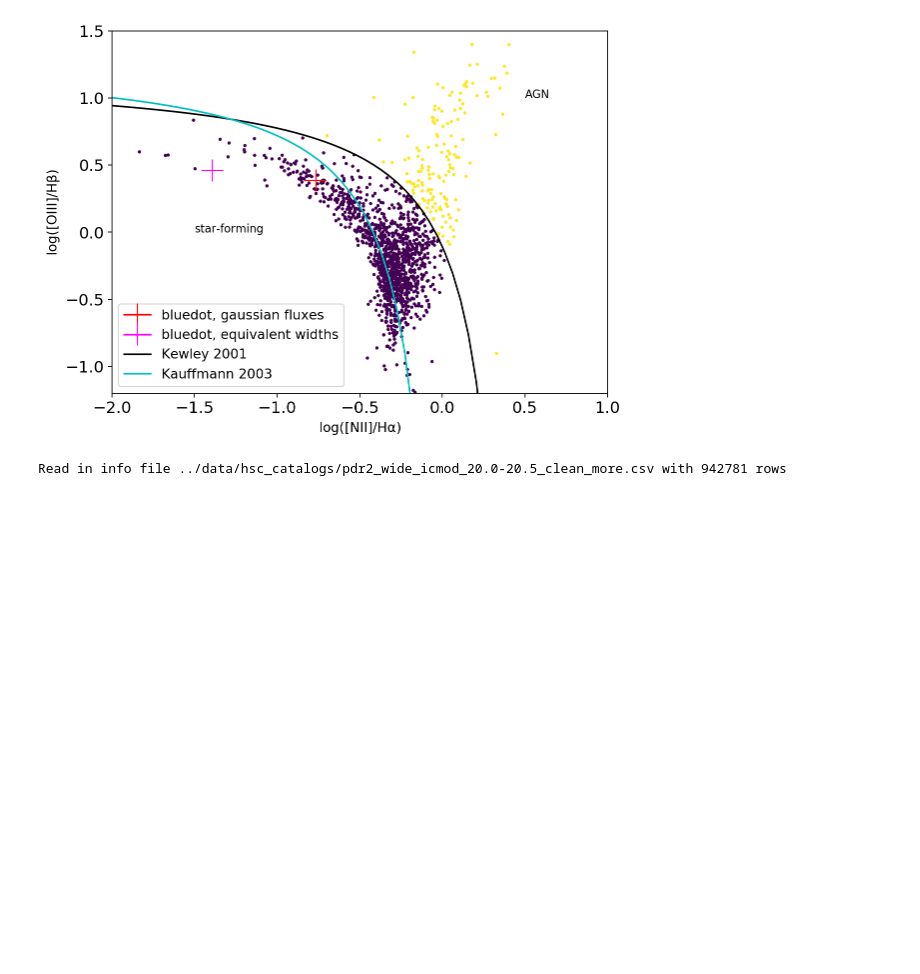
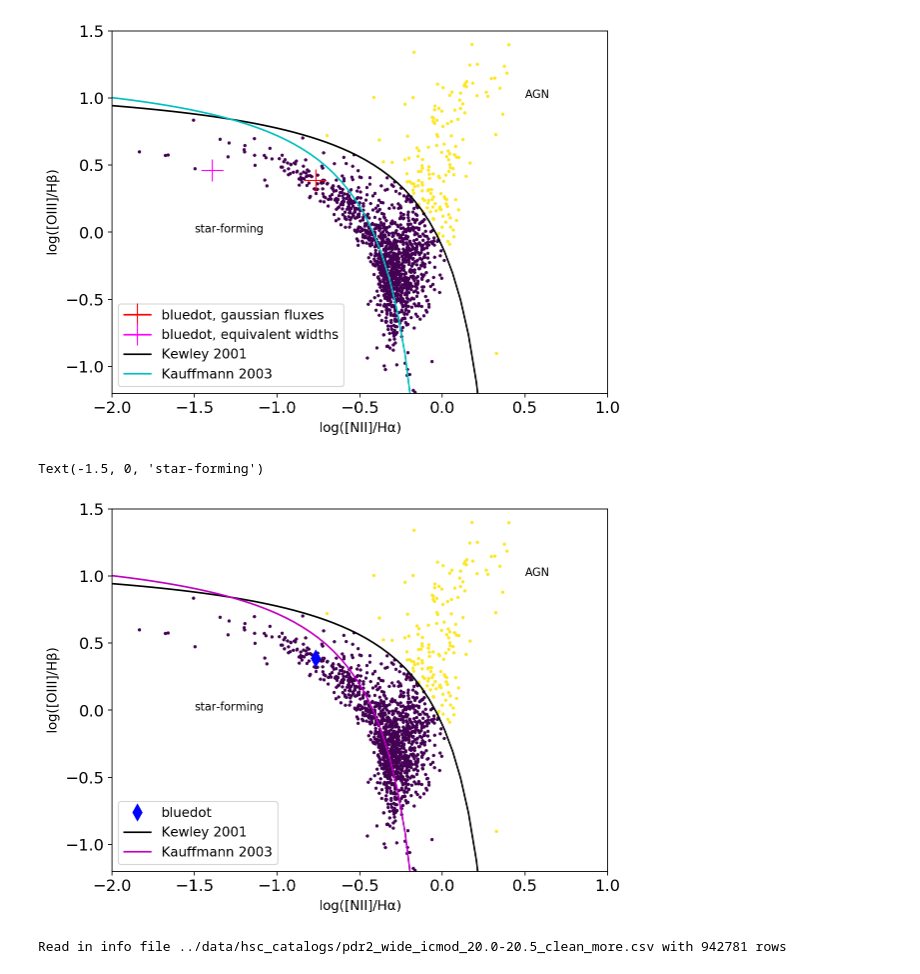
Before and after one commit to kstoreyf/anomalies-GAN-HSC, a Jupyter notebook: notebooks/bluedot.ipynb, the cells around one changed output. Cells and saved outputs as stored; diff of their text form; code cells hidden in the pictures; blank space fills up the shorter version.

```diff
--- a/notebooks/bluedot.ipynb
+++ b/notebooks/bluedot.ipynb
@@ -318,6 +364,46 @@ plt.text(-1.5, 0, "star-forming")
 # %% [output]
 Text(-1.5, 0, 'star-forming')
 [figure]
+# %%
+import numpy as np
+from matplotlib import pyplot as plt
+
+from astroML.datasets import fetch_sdss_corrected_spectra
+from astroML.datasets.tools.sdss_fits import log_OIII_Hb_NII
+
+plt.figure(figsize=(8,6))
+plt.plot(np.log10(flux_nII/flux_halpha),np.log10(flux_oIII/flux_hbeta), marker='d',
+         color='blue', markersize=10, ls='None', label='bluedot')
+#plt.plot(np.log10(ew_nII/ew_halpha),np.log10(ew_oIII/ew_hbeta), marker='+',
+#         color='magenta', markersize=20, label='bluedot, equivalent widths')
+
+data = fetch_sdss_corrected_spectra()
+
+i = np.where((data['lineindex_cln'] == 4) | (data['lineindex_cln'] == 5))
+
+plt.scatter(data['log_NII_Ha'][i], data['log_OIII_Hb'][i],
+            c=data['lineindex_cln'][i], s=9, lw=0)
+
+NII = np.linspace(-2.0, 0.35)
+plt.plot(NII, log_OIII_Hb_NII(NII), '-k', label='Kewley 2001')
+#plt.plot(NII, log_OIII_Hb_NII(NII, 0.1), '--k')
+#plt.plot(NII, log_OIII_Hb_NII(NII, -0.1), '--k')
+
+ka03 = 0.61/(NII-0.05) + 1.3
+idx = [i for i in range(len(NII)) if NII[i]<0 ]
+plt.plot(NII[idx], ka03[idx], '-m', label='Kauffmann 2003')
+
+plt.xlim(-2.0, 1.0)
+plt.ylim(-1.2, 1.5)
+plt.legend(loc='lower left', **{'fontsize': 12})
+
+plt.xlabel(r'$\mathrm{log([NII]/H\alpha)}$', fontsize='large')
+plt.ylabel(r'$\mathrm{log([OIII]/H\beta)}$', fontsize='large')
+plt.text(0.5, 1, "AGN")
+plt.text(-1.5, 0, "star-forming")
+# %% [output]
+Text(-1.5, 0, 'star-forming')
+[figure, added]
 # %%
 import pandas as pd
 info_fn = '../data/hsc_catalogs/pdr2_wide_icmod_20.0-20.5_clean_more.csv'
```
Also changed, not shown: parts of 3 cells of this notebook.
